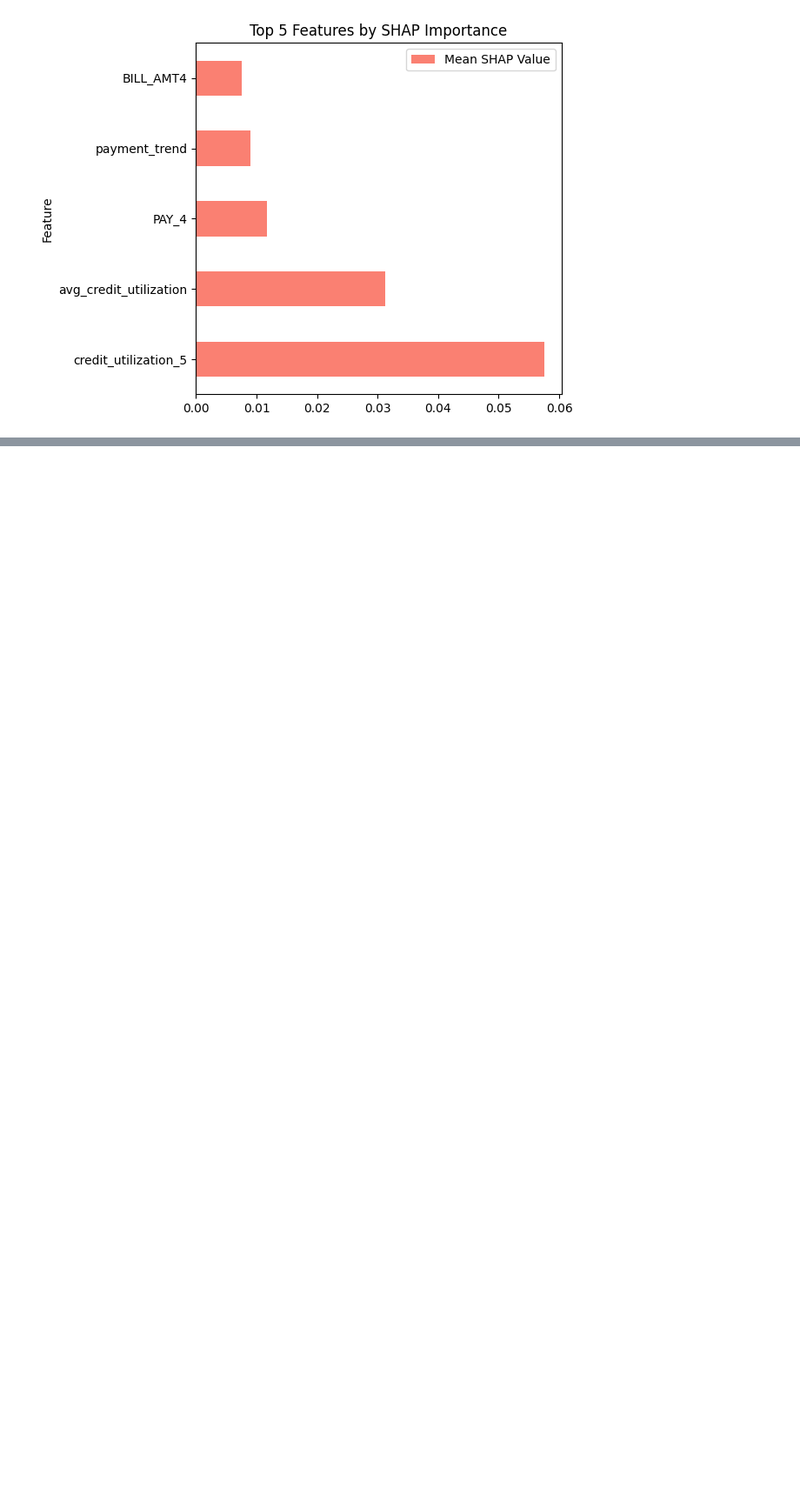
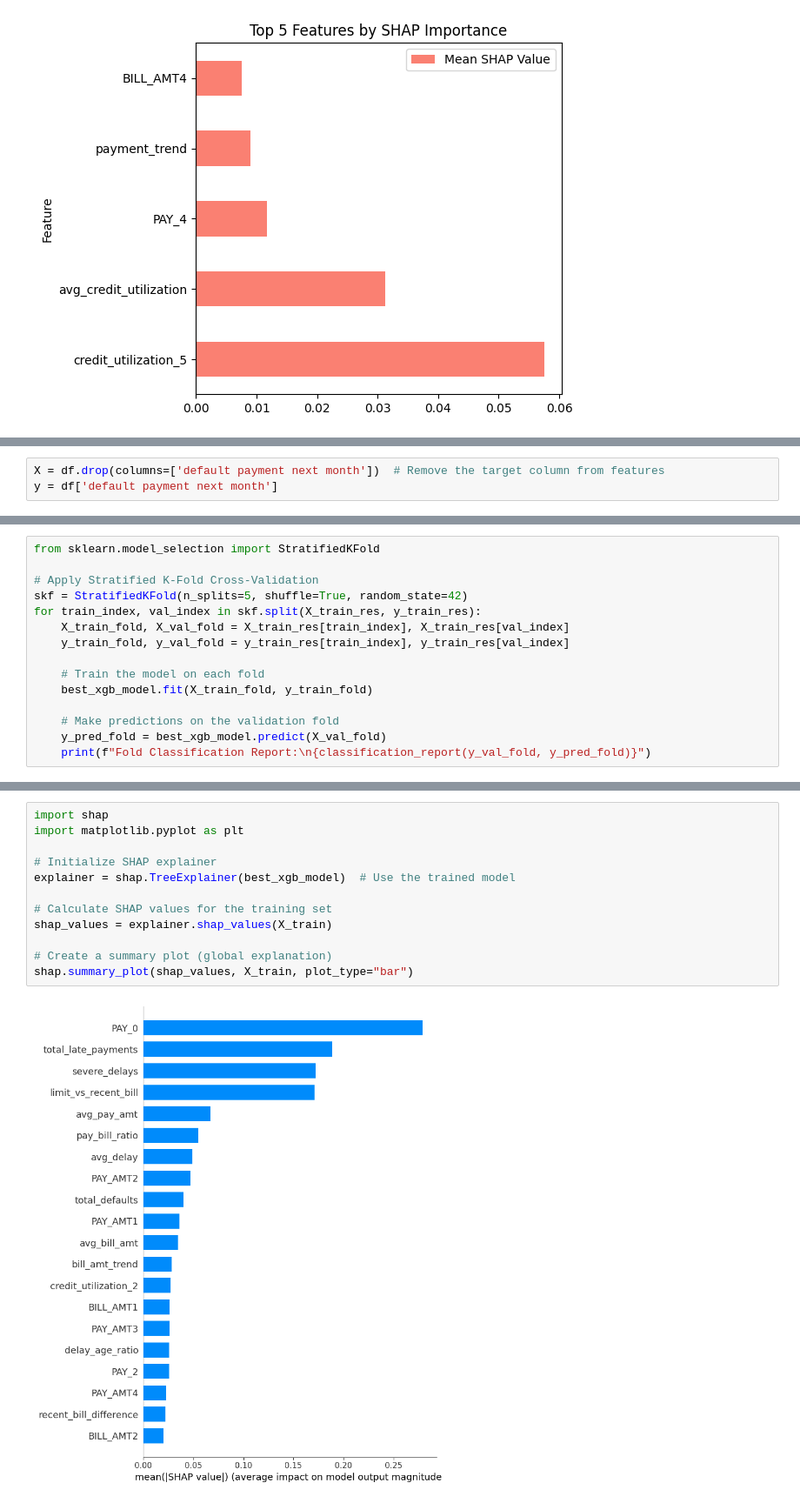
Before and after one commit to DoanNguyen2001/Credit-Card-Default, a Jupyter notebook: default_all_features_bsmote_latest copy.ipynb, the cells around one changed output, grey strips where cells are left out. Shown at 87% size. Drawn from its saved outputs; the diff is of its cells as text; blank space fills up the shorter version.

Commit message:
update model explanability

```diff
--- a/default - smote.ipynb
+++ b/default_all_features_bsmote_latest copy.ipynb
@@ -496,0 +412,3 @@ ROC-AUC: 0.6649978803278238
+# %%
+X = df.drop(columns=['default payment next month'])  # Remove the target column from features
+y = df['default payment next month']
@@ -496,0 +876,15 @@ ROC-AUC: 0.6649978803278238
+# %%
+from sklearn.model_selection import StratifiedKFold
+
+# Apply Stratified K-Fold Cross-Validation
+skf = StratifiedKFold(n_splits=5, shuffle=True, random_state=42)
+for train_index, val_index in skf.split(X_train_res, y_train_res):
+    X_train_fold, X_val_fold = X_train_res[train_index], X_train_res[val_index]
+    y_train_fold, y_val_fold = y_train_res[train_index], y_train_res[val_index]
+
+    # Train the model on each fold
+    best_xgb_model.fit(X_train_fold, y_train_fold)
+
+    # Make predictions on the validation fold
+    y_pred_fold = best_xgb_model.predict(X_val_fold)
+    print(f"Fold Classification Report:\n{classification_report(y_val_fold, y_pred_fold)}")
@@ -496,0 +914,14 @@ ROC-AUC: 0.6649978803278238
+# %%
+import shap
+import matplotlib.pyplot as plt
+
+# Initialize SHAP explainer
+explainer = shap.TreeExplainer(best_xgb_model)  # Use the trained model
+
+# Calculate SHAP values for the training set
+shap_values = explainer.shap_values(X_train)
+
+# Create a summary plot (global explanation)
+shap.summary_plot(shap_values, X_train, plot_type="bar")
+# %% [output]
+[figure, added]
```
Also changed, not shown: parts of 45 cells of this notebook, 6 other files.
